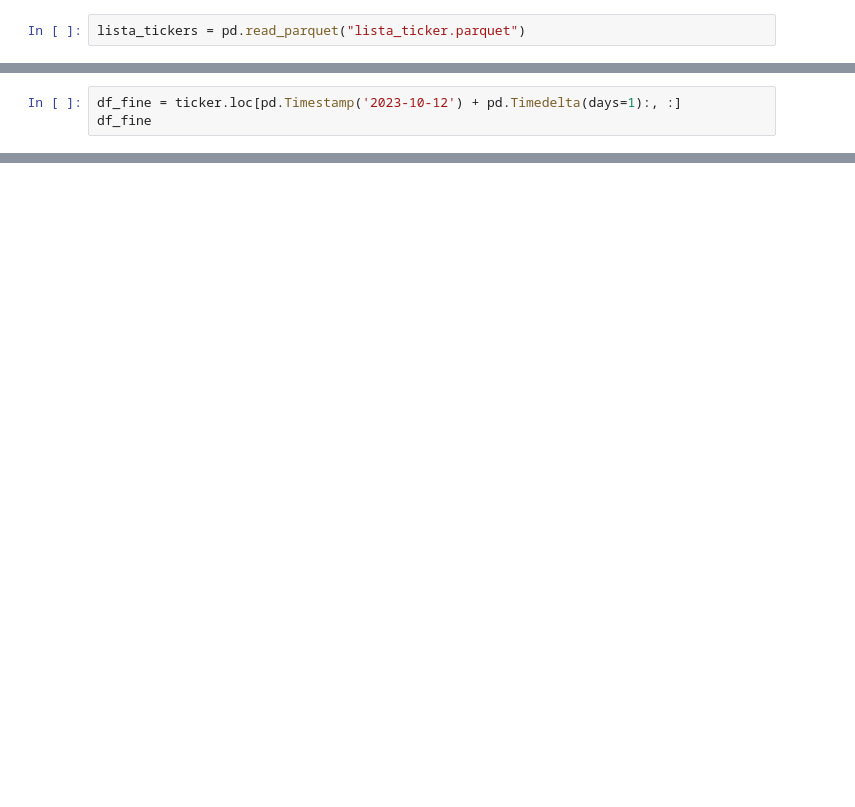
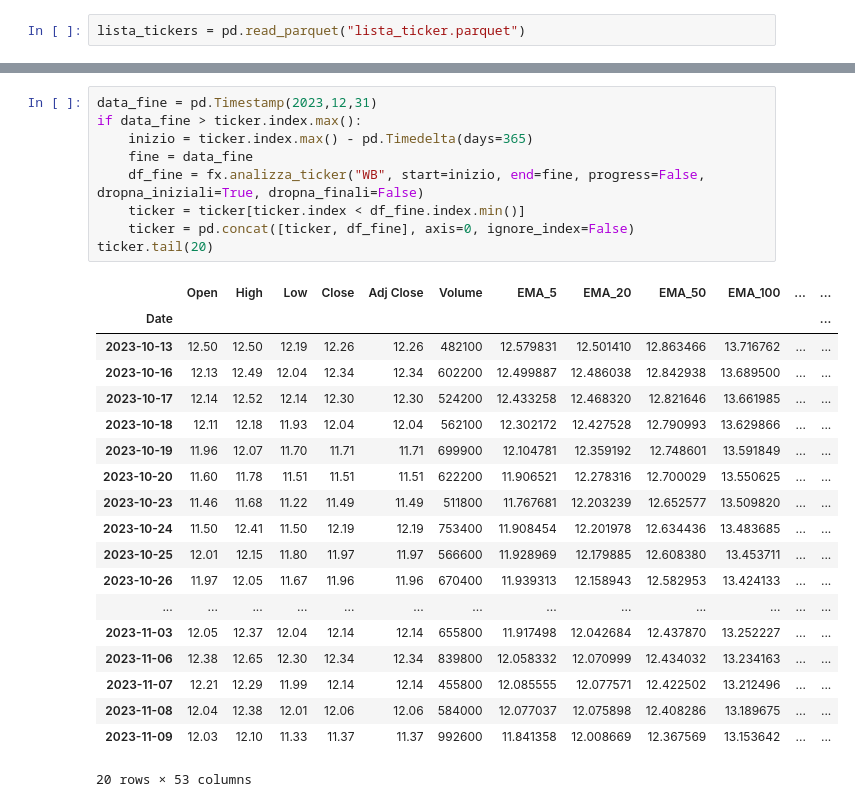
Before and after one commit to enricomarchi/Borsa, a Jupyter notebook: Untitled-1.ipynb, the cells around one changed output, grey strips where cells are left out. Drawn from its saved outputs; the diff is of its cells as text; blank space fills up the shorter version.

```diff
--- a/Untitled-1.ipynb
+++ b/Untitled-1.ipynb
@@ -25,3 +32,0 @@ datetime.date(2023, 10, 12)
-# %%
-df_fine = ticker.loc[pd.Timestamp('2023-10-12') + pd.Timedelta(days=1):, :]
-df_fine
@@ -46,0 +33,29 @@ Comparison of Timestamp with datetime.date is deprecated in order to match the s
+# %%
+data_fine = pd.Timestamp(2023,12,31)
+if data_fine > ticker.index.max():
+    inizio = ticker.index.max() - pd.Timedelta(days=365)
+    fine = data_fine
+    df_fine = fx.analizza_ticker("WB", start=inizio, end=fine, progress=False, dropna_iniziali=True, dropna_finali=False)
+    ticker = ticker[ticker.index < df_fine.index.min()]
+    ticker = pd.concat([ticker, df_fine], axis=0, ignore_index=False)
+ticker.tail(20)
+# %% [output]
+|  | Open | High | Low | Close | Adj Close | Volume | EMA_5 | EMA_20 | EMA_50 | EMA_100 | ... | ... |
+| Date |  |  |  |  |  |  |  |  |  |  |  | ... |
+| 2023-10-13 | 12.50 | 12.50 | 12.19 | 12.26 | 12.26 | 482100 | 12.579831 | 12.501410 | 12.863466 | 13.716762 | ... | ... |
+| 2023-10-16 | 12.13 | 12.49 | 12.04 | 12.34 | 12.34 | 602200 | 12.499887 | 12.486038 | 12.842938 | 13.689500 | ... | ... |
+| 2023-10-17 | 12.14 | 12.52 | 12.14 | 12.30 | 12.30 | 524200 | 12.433258 | 12.468320 | 12.821646 | 13.661985 | ... | ... |
+| 2023-10-18 | 12.11 | 12.18 | 11.93 | 12.04 | 12.04 | 562100 | 12.302172 | 12.427528 | 12.790993 | 13.629866 | ... | ... |
+| 2023-10-19 | 11.96 | 12.07 | 11.70 | 11.71 | 11.71 | 699900 | 12.104781 | 12.359192 | 12.748601 | 13.591849 | ... | ... |
+| 2023-10-20 | 11.60 | 11.78 | 11.51 | 11.51 | 11.51 | 622200 | 11.906521 | 12.278316 | 12.700029 | 13.550625 | ... | ... |
+| 2023-10-23 | 11.46 | 11.68 | 11.22 | 11.49 | 11.49 | 511800 | 11.767681 | 12.203239 | 12.652577 | 13.509820 | ... | ... |
+| 2023-10-24 | 11.50 | 12.41 | 11.50 | 12.19 | 12.19 | 753400 | 11.908454 | 12.201978 | 12.634436 | 13.483685 | ... | ... |
+| 2023-10-25 | 12.01 | 12.15 | 11.80 | 11.97 | 11.97 | 566600 | 11.928969 | 12.179885 | 12.608380 | 13.453711 | ... | ... |
+| 2023-10-26 | 11.97 | 12.05 | 11.67 | 11.96 | 11.96 | 670400 | 11.939313 | 12.158943 | 12.582953 | 13.424133 | ... | ... |
+| ... | ... | ... | ... | ... | ... | ... | ... | ... | ... | ... | ... | ... |
+| 2023-11-03 | 12.05 | 12.37 | 12.04 | 12.14 | 12.14 | 655800 | 11.917498 | 12.042684 | 12.437870 | 13.252227 | ... | ... |
+| 2023-11-06 | 12.38 | 12.65 | 12.30 | 12.34 | 12.34 | 839800 | 12.058332 | 12.070999 | 12.434032 | 13.234163 | ... | ... |
+| 2023-11-07 | 12.21 | 12.29 | 11.99 | 12.14 | 12.14 | 455800 | 12.085555 | 12.077571 | 12.422502 | 13.212496 | ... | ... |
+| 2023-11-08 | 12.04 | 12.38 | 12.01 | 12.06 | 12.06 | 584000 | 12.077037 | 12.075898 | 12.408286 | 13.189675 | ... | ... |
+| 2023-11-09 | 12.03 | 12.10 | 11.33 | 11.37 | 11.37 | 992600 | 11.841358 | 12.008669 | 12.367569 | 13.153642 | ... | ... |
+20 rows × 53 columns
```
Also changed, not shown: parts of 5 cells of this notebook, 2 other files.
